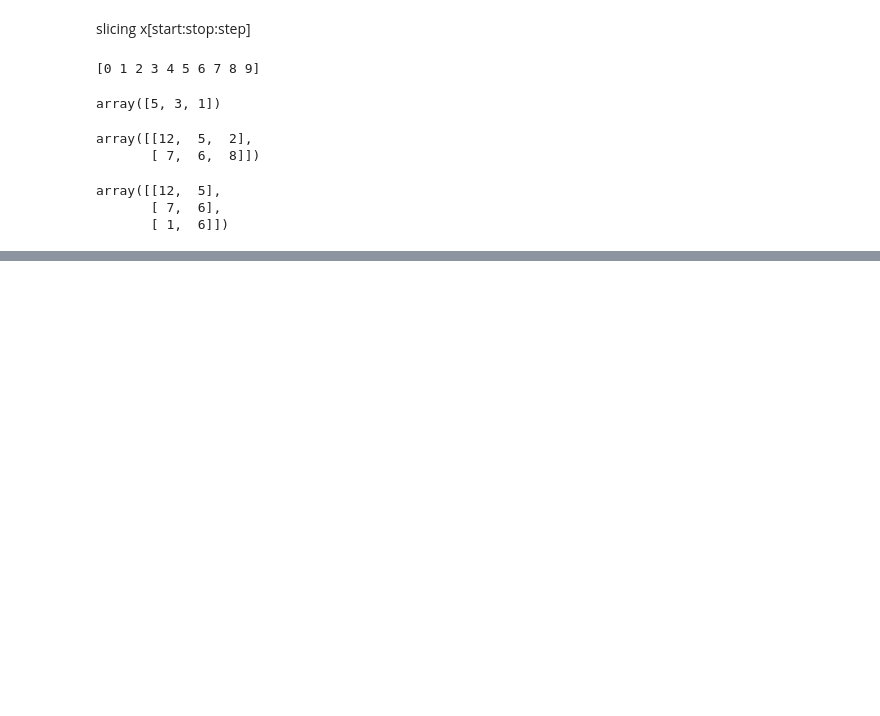
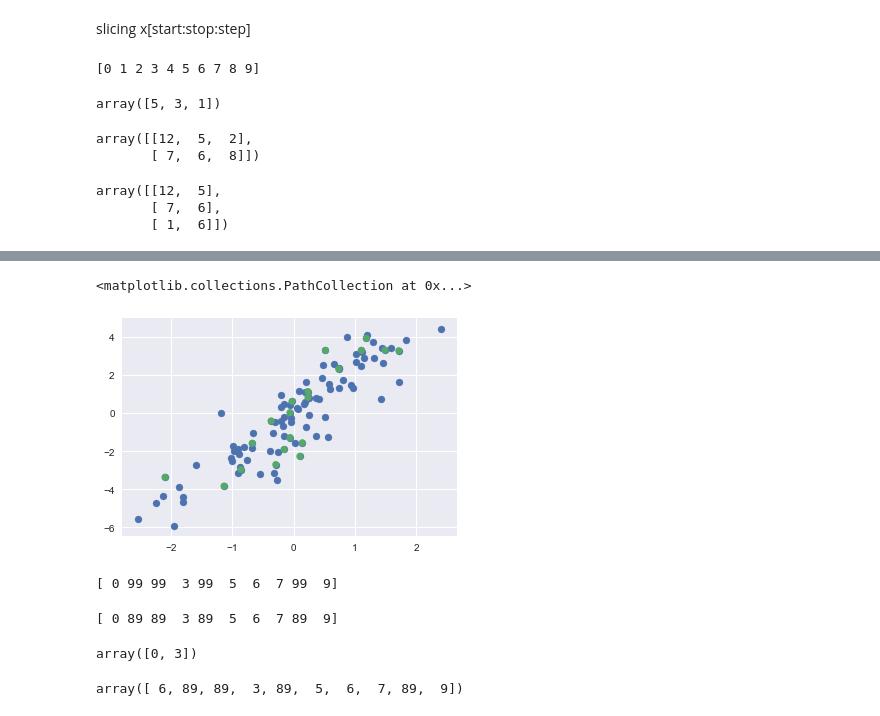
Before and after one commit to gudrb/Python-data-science-handbook, a Jupyter notebook: chapter2.ipynb, the cells around one changed output, grey strips where cells are left out. Drawn from its saved outputs; the diff is of its cells as text; code cells hidden in the pictures; blank space fills up the shorter version.

```diff
--- a/chapter2.ipynb
+++ b/chapter2.ipynb
@@ -136,0 +627,2 @@ array([[12,  5],
+# %%
+indices=np.random.choice
@@ -136,0 +634,27 @@ array([[12,  5],
+# %%
+plt.scatter(x[:,0],x[:,1])
+plt.scatter(selection[:,0],selection[:,1],edgecolor='none',s=50) # s= size of edgecolor
+# %% [output]
+<matplotlib.collections.PathCollection at 0x...>
+[figure, added]
+# %%
+x=np.arange(10)
+i=np.array([2,1,8,4])
+x[i]=99
+print(x)
+# %% [output]
+[ 0 99 99  3 99  5  6  7 99  9]
+# %%
+x[i]-=10
+print(x)
+# %% [output]
+[ 0 89 89  3 89  5  6  7 89  9]
+# %%
+x[[0,3]] # [0,3] is array of index , so it is fancy indexing
+# %% [output]
+array([0, 3])
+# %%
+x[[0,0]]=[4,6] # x[0]=4 and then x[0]=6, so finally x[0]=6
+x
+# %% [output]
+array([ 6, 89, 89,  3, 89,  5,  6,  7, 89,  9])
```
Also changed, not shown: parts of 75 cells of this notebook.
